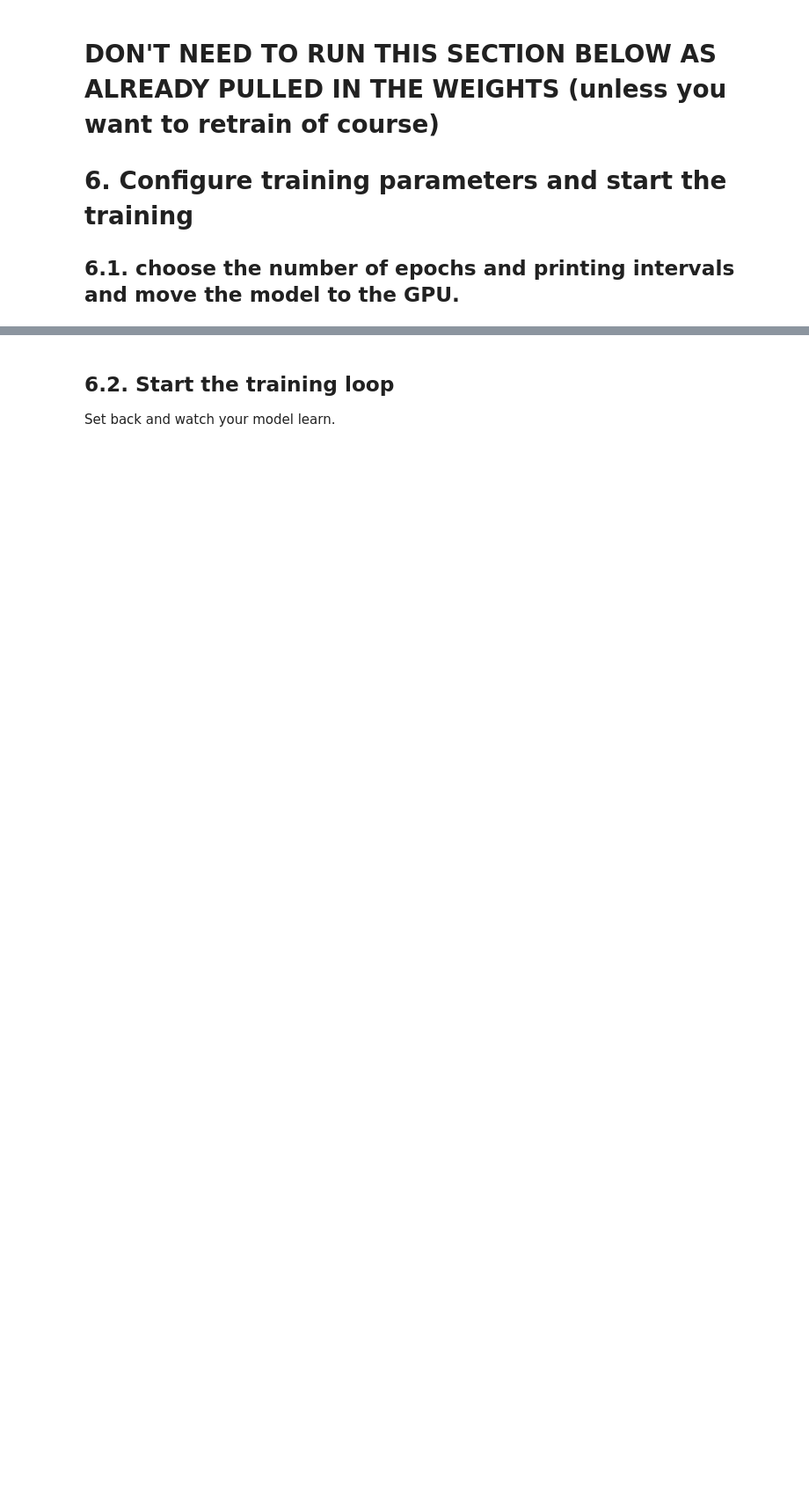
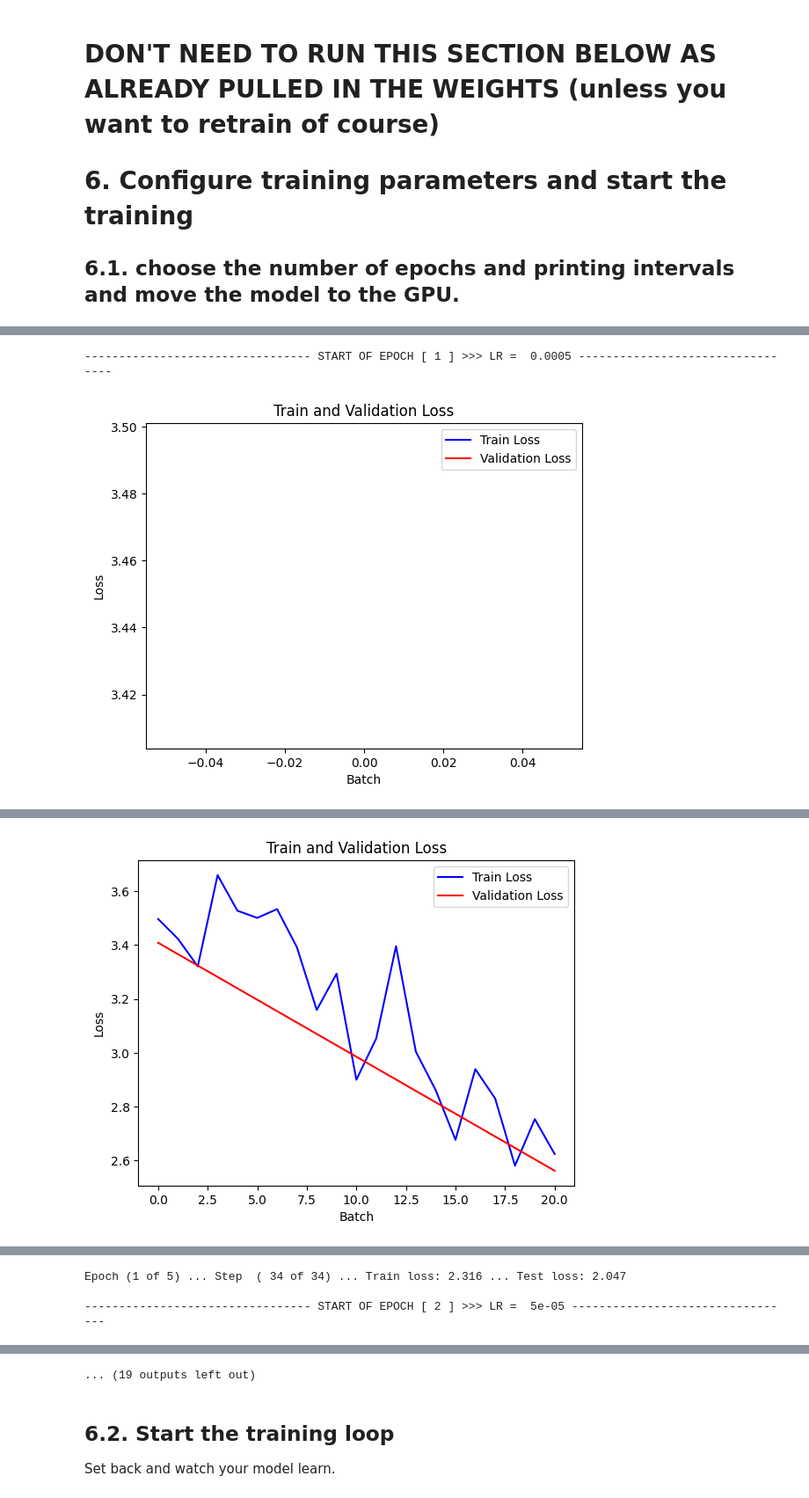
Before and after one commit to lizjwh/groupIAI_5take2, a Jupyter notebook: 4 Training and testing OG Model on our dataset/Signlanguage_new_model.ipynb, the cells around one changed output, grey strips where cells are left out. Shown at 88% size. Drawn from its saved outputs; the diff is of its cells as text; code cells hidden in the pictures; blank space fills up the shorter version.

```diff
--- a/4 Training and testing OG Model on our dataset/Signlanguage_new_model.ipynb
+++ b/4 Training and testing OG Model on our dataset/Signlanguage_new_model.ipynb
@@ -339,0 +342,65 @@ steps=math.ceil(len(combined_train_dataset)/(trainloader.batch_size))
+# %%
+import matplotlib.pyplot as plt
+import torch
+from tqdm import tqdm
+from colorama import Fore, Style
+import sys
+
+train_loss_arr = []  # List to store training loss values
+test_loss_arr = []   # List to store testing loss values
+test_loss_step = []
+step = 0  # Initialize step counter
+count = 0
+
+for epoch in range(epochs):
+    print(Style.RESET_ALL)
+    print(f"--------------------------------- START OF EPOCH [ {epoch+1} ] >>> LR =  {optimizer.param_groups[-1]['lr']} ---------------------------------\n")
+
+    for inputs, labels in tqdm(trainloader, desc=Fore.GREEN + f"* PROGRESS IN EPOCH {epoch+1} ", file=sys.stdout):
+        model.train()
+        step += 1
+        count += 1
+        inputs = inputs.to(device)
+        labels = labels.to(device)
+
+        optimizer.zero_grad()
+
+        props = model.forward(inputs)
+        loss = criterion(props, labels)
+        loss.backward()
+        optimizer.step()
+
+        train_loss_arr.append(loss.item())  # Store training loss value
+
+        if (step % print_every == 1) or (step == steps):
+            test_loss = 0
+            model.eval()
+            with torch.no_grad():
+                for inputs, labels in testloader:
+                    inputs, labels = inputs.to(device), labels.to(device)
+                    props = model.forward(inputs)
+                    batch_loss = criterion(props, labels)
+                    test_loss += batch_loss.item()
+            test_loss /= len(testloader)  # Divide by total batches to get average test loss
+            test_loss_arr.append(test_loss)  # Store testing loss value
+            test_loss_step.append(count - 1)  # Storing batch number for test loss
+
+            # Plotting the losses
+            plt.plot(train_loss_arr, label='Train Loss', color='blue')
+            plt.plot(test_loss_step, test_loss_arr, label='Validation Loss', color='red')
+            plt.xlabel('Batch')
+            plt.ylabel('Loss')
+            plt.title('Train and Validation Loss')
+            plt.legend()
+            plt.show()
+
+            tqdm.write(f"Epoch ({epoch+1} of {epochs}) ... "
+                       f"Step  ({step:3d} of {steps}) ... "
+                       f"Train loss: {train_loss_arr[-1]:.3f} ... "
+                       f"Test loss: {test_loss_arr[-1]:.3f}")
+
+    scheduler.step()
+    step = 0
+# %% [output]
+--------------------------------- START OF EPOCH [ 1 ] >>> LR =  0.0005 ---------------------------------
+[figure, added]
@@ -339,0 +408 @@ steps=math.ceil(len(combined_train_dataset)/(trainloader.batch_size))
+[figure, added]
@@ -339,0 +411,3 @@ steps=math.ceil(len(combined_train_dataset)/(trainloader.batch_size))
+Epoch (1 of 5) ... Step  ( 34 of 34) ... Train loss: 2.316 ... Test loss: 2.047
+
+--------------------------------- START OF EPOCH [ 2 ] >>> LR =  5e-05 ---------------------------------
@@ -340,3 +419,4 @@ steps=math.ceil(len(combined_train_dataset)/(trainloader.batch_size))
+... (19 outputs left out)
 # %% [markdown]
 ## 6.2. Start the training loop
 Set back and watch your model learn.
```
Also changed, not shown: parts of 2 cells of this notebook.
